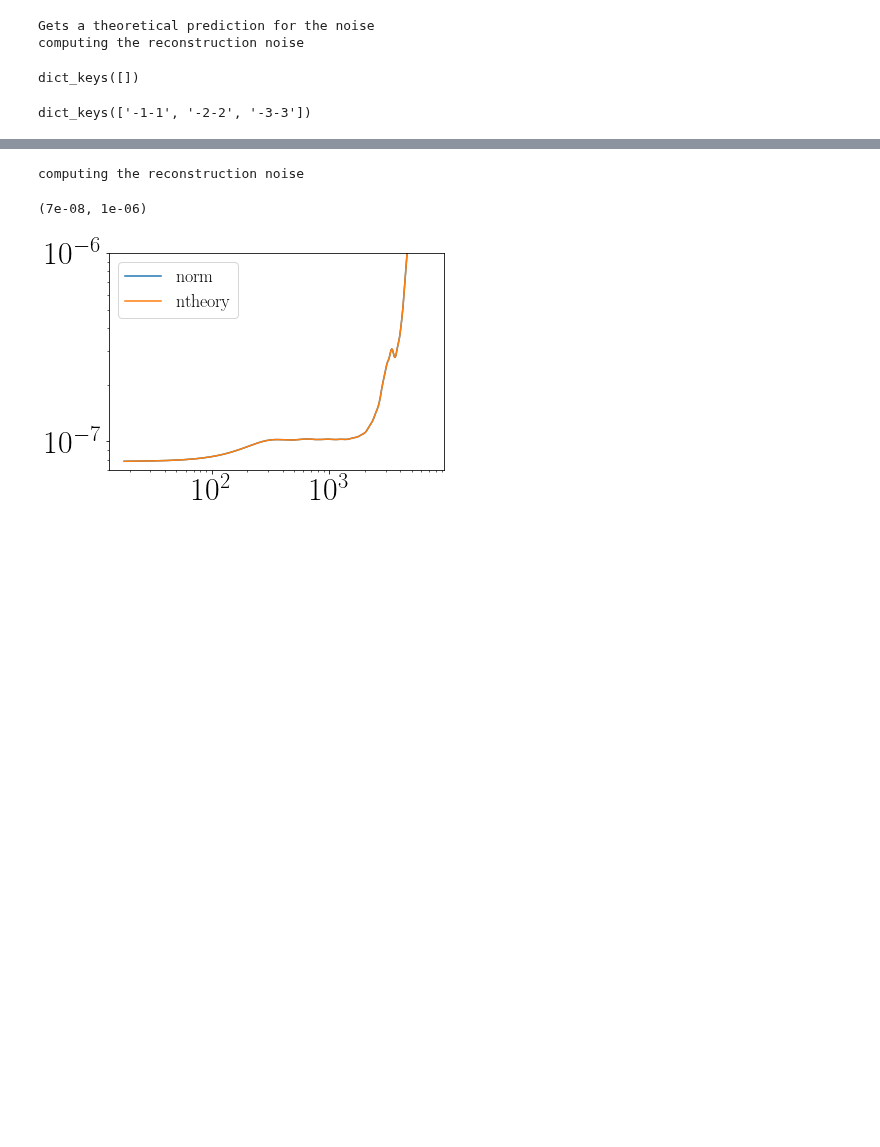
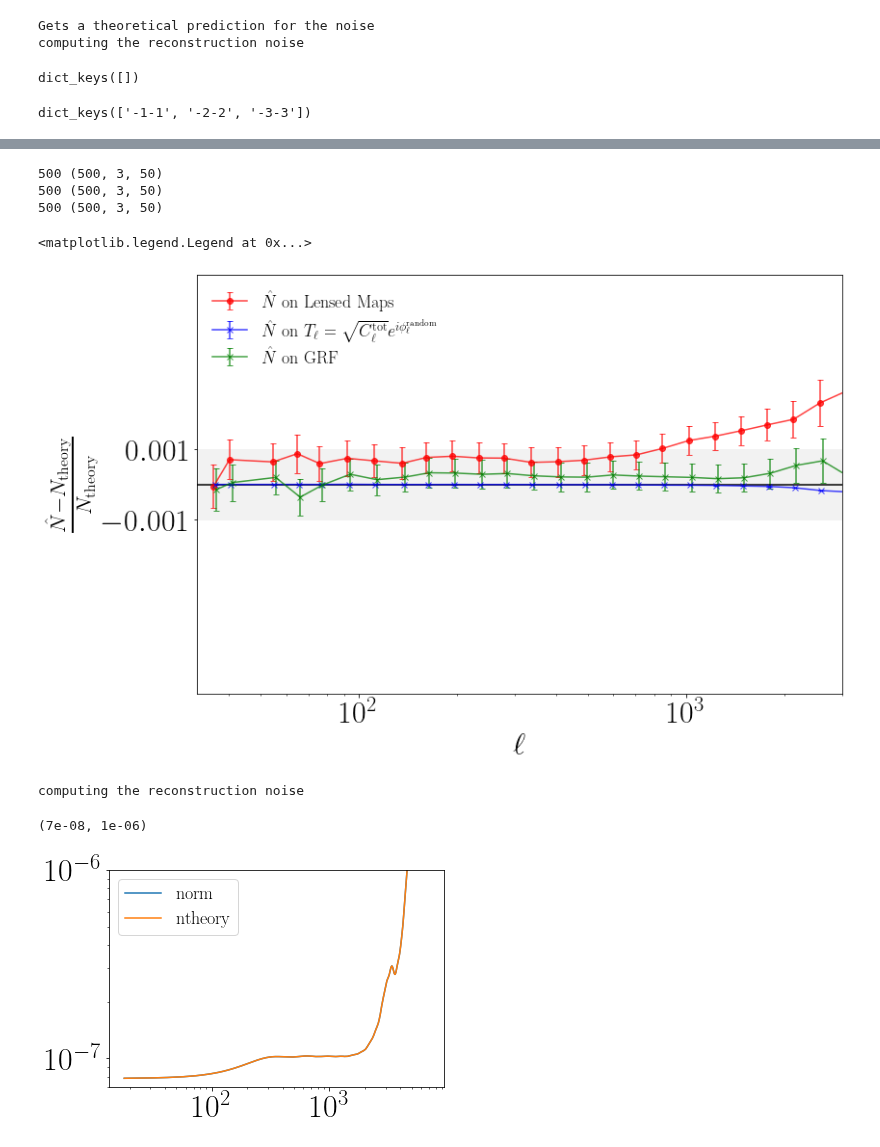
Before and after one commit to DelonShen/LensQuEst, a Jupyter notebook: dev/check_randomized.ipynb, the cells around one changed output, grey strips where cells are left out. Drawn from its saved outputs; the diff is of its cells as text; code cells hidden in the pictures; blank space fills up the shorter version.

```diff
--- a/dev/check_randomized.ipynb
+++ b/dev/check_randomized.ipynb
@@ -304,3 +318,74 @@ plt.savefig('figures/Nhat various.pdf', bbox_inches='tight')
+# %%
+ra = (baseMap.sizeX + baseMap.dX)*(baseMap.sizeY + baseMap.dY)/ (baseMap.sizeX * baseMap.sizeY)
+ra = ra**(2)
+# %%
+offset=0.01
+
+
+fig, ax = plt.subplots(nrows=1, ncols=1, figsize =(12,8))
+
+
+plt.rcParams['text.usetex'] = True
+plt.rcParams['font.size'] = 32
+
+ell = baseMap.l.flatten()
+
+lCen0, Cl0, sCl0 = combine_Cl(np.array(ps_data['-1-1']))
+lCen1, Cl1, sCl1 = LBinned, NtheoryBinned, np.zeros_like(sCl0)
+
+
+
+
+# print((Cl0-Cl1)/Cl0)
+assert(all(lCen0 == lCen1))
+ax.errorbar(lCen0, (ra*Cl0-Cl1)/(Cl1), yerr=sCl0/Cl1, alpha=0.75,
+            fmt='o-', capsize=3, capthick=1, c='red', label=r'$\hat N$ on Lensed Maps')#, label=labels[key], c=colors[key])
+
+tmp = [l*np.exp(offset*1)-l for l in lCen0]
+
+
+lCen0, Cl0, sCl0 = combine_Cl(np.array(ps_data['-3-3']))
+ax.errorbar(lCen0+tmp, (Cl0-Cl1)/(Cl1), yerr=sCl0/Cl1, alpha=0.75,
+            fmt='x-', capsize=3, capthick=1, c='blue', label=r'$\hat N$ on $T_\ell = \sqrt{C_\ell^{\rm tot}} e^{i\phi_\ell^{\rm random}}$')#, label=labels[key], c=colors[key])
+
+
+tmp = [l*np.exp(offset*2)-l for l in lCen0]
+
+lCen0, Cl0, sCl0 = combine_Cl(np.array(ps_data['-2-2']))
+ax.errorbar(lCen0+tmp, (Cl0-Cl1)/(Cl1), yerr=sCl0/Cl1, alpha=0.75,
+            fmt='x-', capsize=3, capthick=1, c='Green', label=r'$\hat N$ on GRF')#, label=labels[key], c=colors[key])
+
+# lCen0, Cl0, sCl0 = combine_Cl(np.array(ps_data['GRF havled']))
+# ax.errorbar(lCen0, (Cl0-Cl1)/(Cl1), yerr=sCl0/Cl1, alpha=0.75,
+#             fmt='x-', capsize=3, capthick=1, c='lightgreen', label=r'$\hat N$ on GRF [Halved Stats]')#, label=labels[key], c=colors[key])
+
+
+ax.legend(frameon=False)
+ax.set_xscale('log')
+ax.set_xlabel(r'$\ell$')
+ax.set_ylabel(r'$\frac{\hat N-N_{\rm theory}}{N_{\rm theory}}$')
+
+# ax.set_yscale('log')
+ax.set_xlim(lMin,2*lMax)
+# ax.set_ylim(1.1e-10,.9e-3)
+
+ax.fill_between([0, 1e20], [-0.001, -0.001], [0.001, 0.001], alpha=1, color='0.95')#, label=r'$<1\%$ Error')
+
+# ax.set_yscale('symlog', linthresh=.5e-2)
+
+ax.axhline(0, c='k')
+
+ax.set_ylim(-.06e-1, .06e-1)
+ax.set_xlim(32, 3000)
+ax.set_yticks([-0.001,0.001,])#- 0.002,0.001, 0.002])
+ax.legend(frameon=False)
+# ax.set_yticks([-1e-1,-1e-2,-1e-3,1e-1,1e-2,1e-3])
+# %% [output]
+500 (500, 3, 50)
+500 (500, 3, 50)
+500 (500, 3, 50)
+<matplotlib.legend.Legend at 0x...>
+[figure, added]
 # %%
 # offset=0.03
 
```
Also changed, not shown: parts of 1 cell of this notebook, 57 other files.
